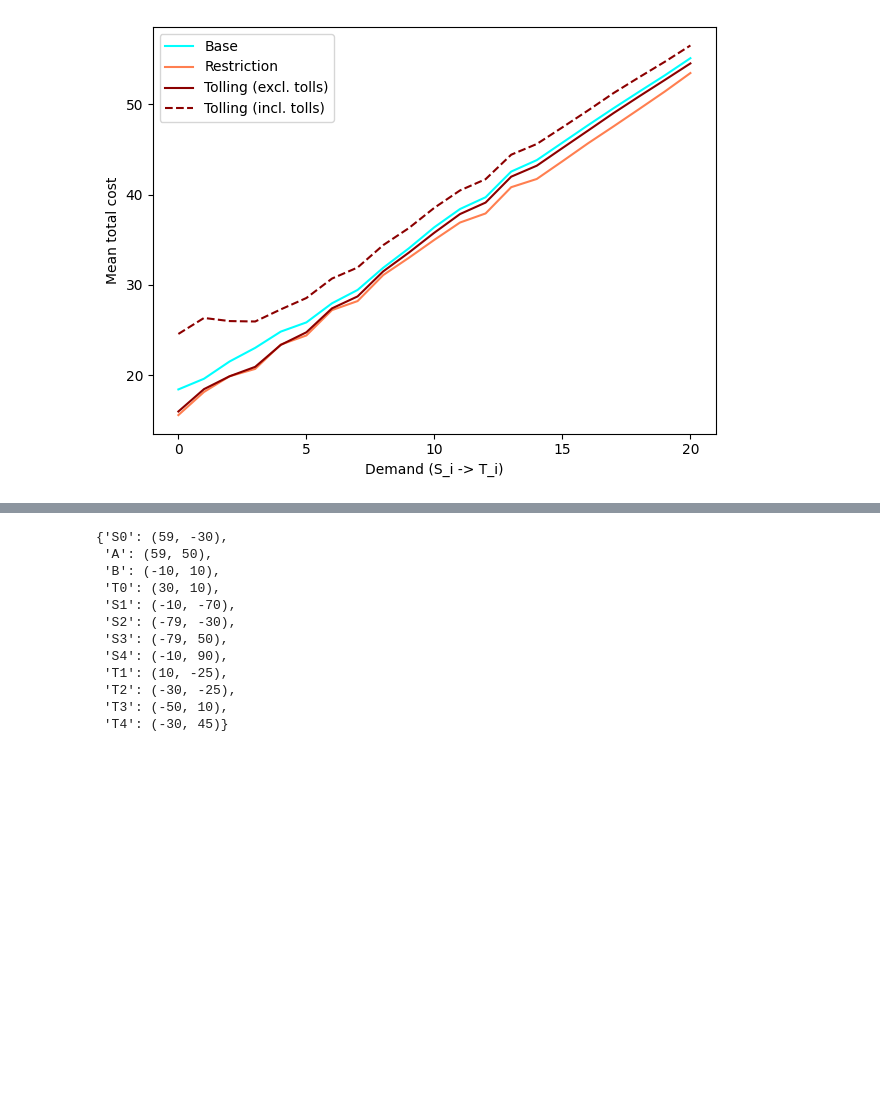
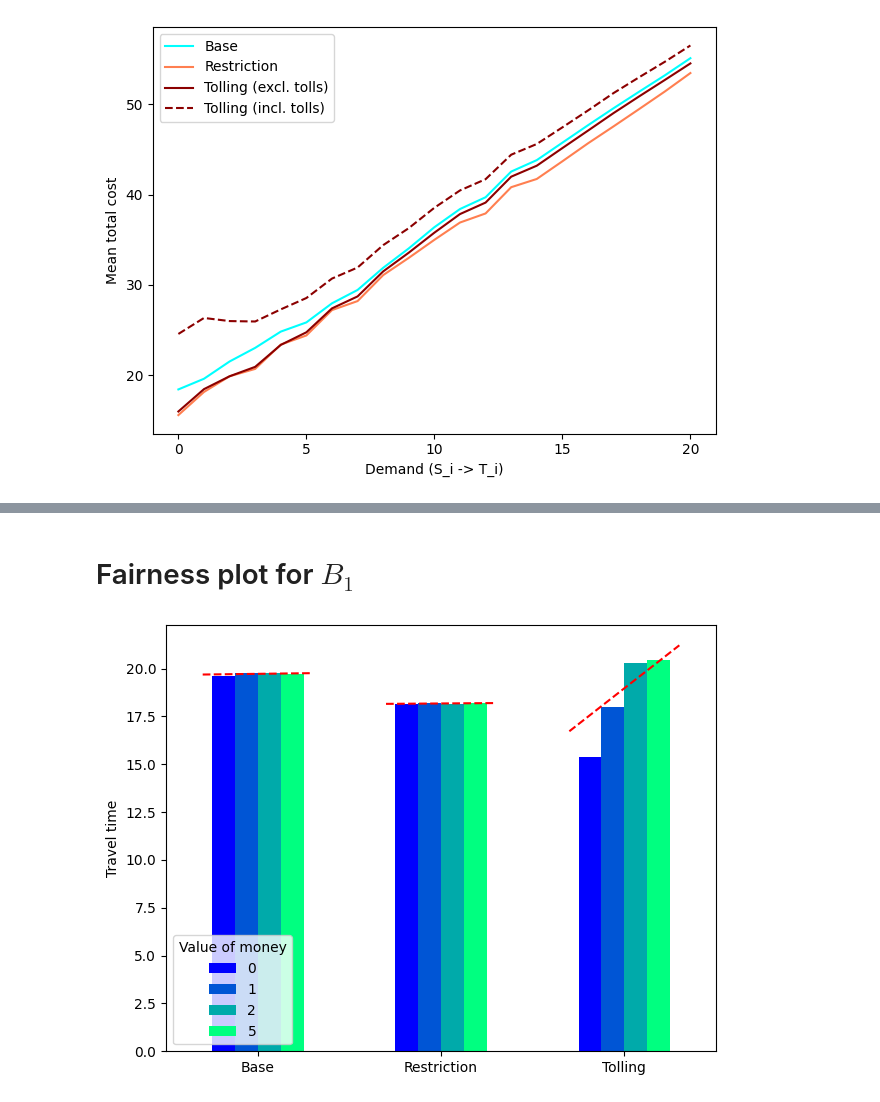
Before and after one commit to michoest/aamas-2024, a Jupyter notebook: src/traffic/v3/multiple_braess.ipynb, the cells around one changed output, grey strips where cells are left out. Saved outputs shown, nothing was run; the diff lists cells and outputs as text; code cells hidden in the pictures; blank space fills up the shorter version.

```diff
--- a/src/traffic/v3/multiple_braess.ipynb
+++ b/src/traffic/v3/multiple_braess.ipynb
@@ -272,15 +275,2 @@ ax.get_figure().savefig('braess-result-fairness.pdf', dpi=300, )
-# %%
-{n: (round(x * 80 / 3 - 10), round(10 - y * 80 / 3)) for n, (x, y) in nx.get_node_attributes(create_multiple_braess_network(k=4, capacity=capacity), 'position').items()}
-# %% [output]
-{'S0': (59, -30),
- 'A': (59, 50),
- 'B': (-10, 10),
- 'T0': (30, 10),
- 'S1': (-10, -70),
- 'S2': (-79, -30),
- 'S3': (-79, 50),
- 'S4': (-10, 90),
- 'T1': (10, -25),
- 'T2': (-30, -25),
- 'T3': (-50, 10),
- 'T4': (-30, 45)}
+# %% [markdown]
+# Fairness plot for $B_1$
@@ -286,0 +309,25 @@ ax.get_figure().savefig('braess-result-fairness.pdf', dpi=300, )
+# %%
+cutoff = 5_00
+rolling = 2_00
+
+u = car_stats_unrestricted[car_stats_unrestricted['step'] >= cutoff].groupby('value_of_money')['travel_time'].mean()
+r = car_stats_restricted[car_stats_restricted['step'] >= cutoff].groupby('value_of_money')['travel_time'].mean()
+t = car_stats_tolling[car_stats_tolling['step'] >= cutoff].groupby('value_of_money')['travel_time'].mean()
+
+travel_times = pd.concat([u, r, t], keys=['Base', 'Restriction', 'Tolling'], axis=1)
+
+ax = travel_times.transpose().plot(kind='bar', cmap=mpl.colormaps['winter'])
+ax.legend(loc='lower left', title='Value of money')
+# ax.set_title('Travel times grouped by value of money')
+plt.xticks(rotation = 0)
+ax.set_ylabel('Travel time')
+
+# Add regression lines
+for offset, data in enumerate([u, r, t]):
+    slope, intercept, _ = compute_regression(data)
+    ax.plot([offset - 0.3, offset + 0.3], [intercept, intercept + 5*slope], 'r--')
+
+plt.tight_layout()
+ax.get_figure().savefig('braess-fairness.pdf', dpi=300, )
+# %% [output]
+[figure, added]
```
Also changed, not shown: parts of 4 cells of this notebook, 3 other files.
